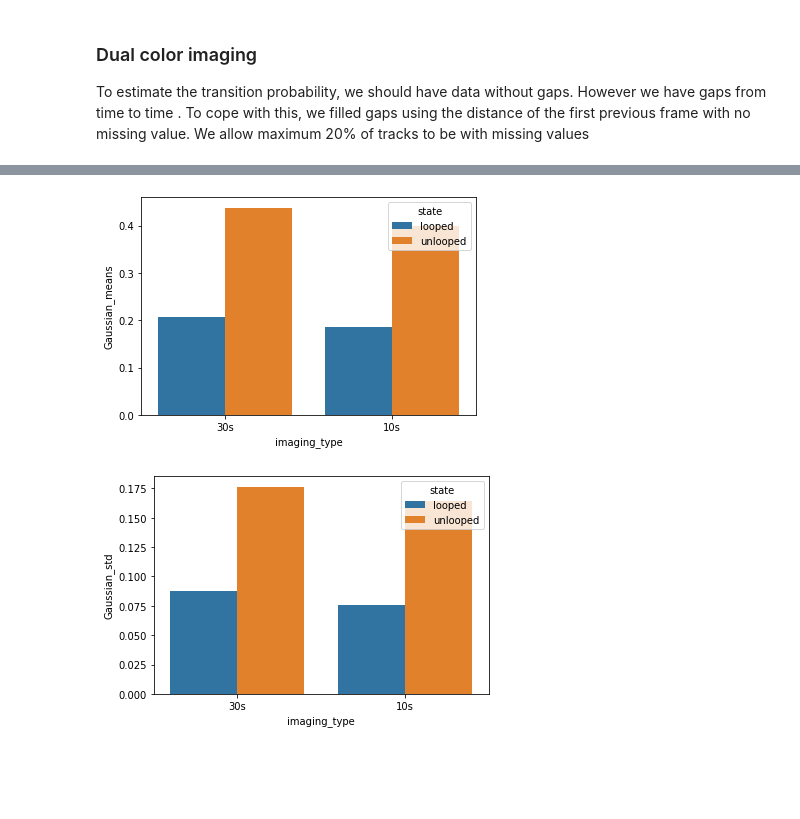
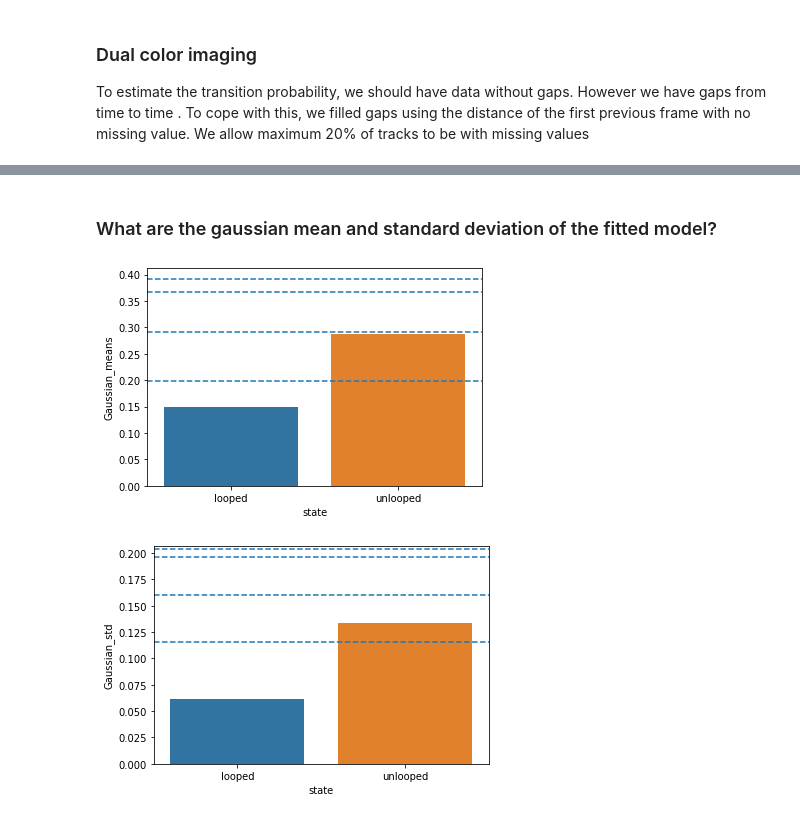
Before and after one commit to zhanyinx/SPT_analysis, a Jupyter notebook: notebooks/HMM_experimental_data.ipynb, the cells around one changed output, grey strips where cells are left out. Cells and saved outputs as stored; diff of their text form; code cells hidden in the pictures; blank space fills up the shorter version.

```diff
--- a/notebooks/HMM_experimental_data.ipynb
+++ b/notebooks/HMM_experimental_data.ipynb
@@ -136,0 +245,33 @@ plt.xlim(0, 2)
+# %%
+list_cell_lines = ["1A2", "1B1"]
+
+data = pd.read_csv(dataset)
+data = data[data.cell_line.isin(list_cell_lines)]
+data['condition'] = data['cell_line'] + "_" + data['induction_time']
+
+exp_means = data.groupby("condition").mean()['distance']
+exp_std = data.groupby("condition").std()['distance']
+
+fig = plt.figure()
+hists = []
+
+hist = plt.hist(res.distance[res.states == "unlooped"], bins = np.arange(0, 1, 0.01), alpha = 0.3, density = True)
+hists.append(hist)
+
+hist= plt.hist(data.distance[data['condition'] == "1A2_0min"], bins = np.arange(0, 1, 0.01), alpha = 0.3, density = True)
+hists.append(hist)
+
+hist=plt.hist(data.distance[data['condition'] == "1A2_120min"], bins = np.arange(0, 1, 0.01), alpha = 0.3, density = True)
+hists.append(hist)
+
+hist=plt.hist(data.distance[data['condition'] == "1B1_120min"], bins = np.arange(0, 1, 0.01), alpha = 0.3, density = True)
+hists.append(hist)
+
+fig = plt.figure()
+for hist in hists:
+    plt.plot( hist[1][:-1], hist[0]/np.sum(hist[0]))
+
+plt.legend(["unlooped", "1A2 0min", "1A2 120min", "1B1 120min"])
+plt.axvline(res_limit.distance_after.mean(), color='black', ls='--', label="Control line mean")
+plt.ylabel("Fraction of distances")
+pdf.savefig(fig)
@@ -137,5 +405,7 @@ plt.xlim(0, 2)
+# %% [markdown]
+### What are the gaussian mean and standard deviation of the fitted model?
 # %%
 df = pd.DataFrame(model.means_, columns=["Gaussian_means"])
 df["Gaussian_std"] = sigmas
-df["imaging_type"] = "10s"
+df["imaging_type"] = "30s"
 df["state"] = ["looped", "unlooped"]
@@ -147,16 +412,16 @@ df1["state"] = ["looped", "unlooped"]
-# %%
-df = pd.concat([df1, df])
-# %%
-pdf = PdfPages(f"{basedir}/hmm_gaussian_parameters.pdf")
 # %%
-fig = sns.barplot(data = df, y="Gaussian_means", x= "imaging_type", hue="state")
+fig = sns.barplot(data = df, y="Gaussian_means", x="state")
+for value in exp_means:
+    plt.axhline(y=value, linestyle='--')
 pdf.savefig(fig.figure)
 # %% [output]
-[figure, old version]
+[figure, new version]
 # %%
-fig = sns.barplot(data = df, y="Gaussian_std", x= "imaging_type", hue="state")
+fig = sns.barplot(data = df, y="Gaussian_std", x="state")
+for value in exp_std:
+    plt.axhline(y=value, linestyle='--')
 pdf.savefig(fig.figure)
 # %% [output]
-[figure, old version]
+[figure, new version]
 # %%
 pdf.close()
```
Also changed, not shown: parts of 21 cells of this notebook, 4 other files.
